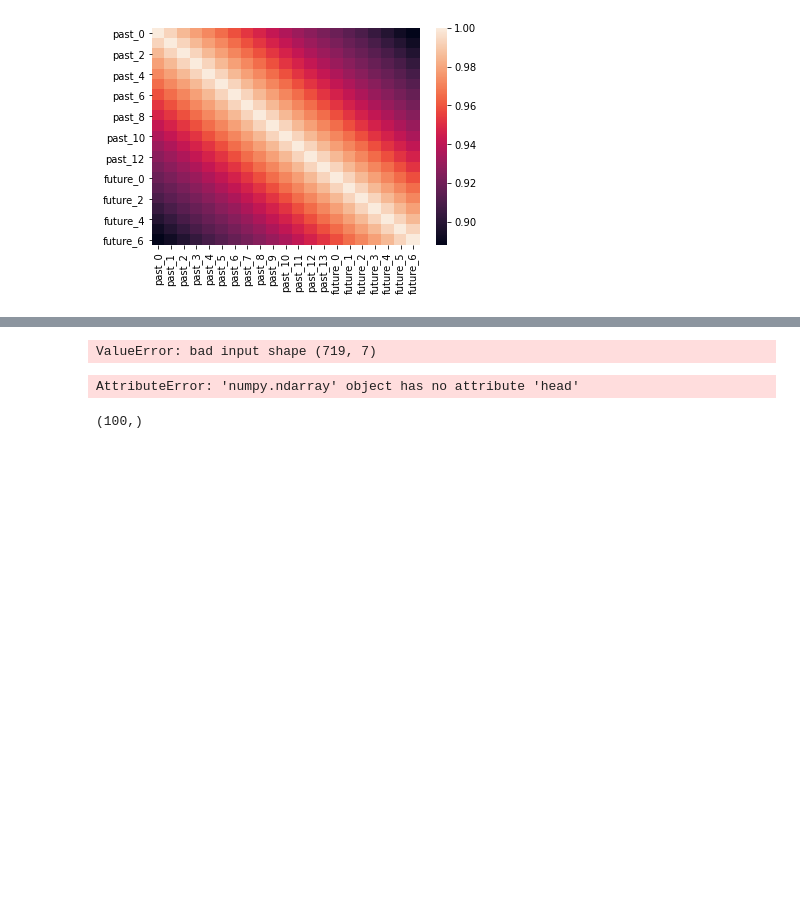
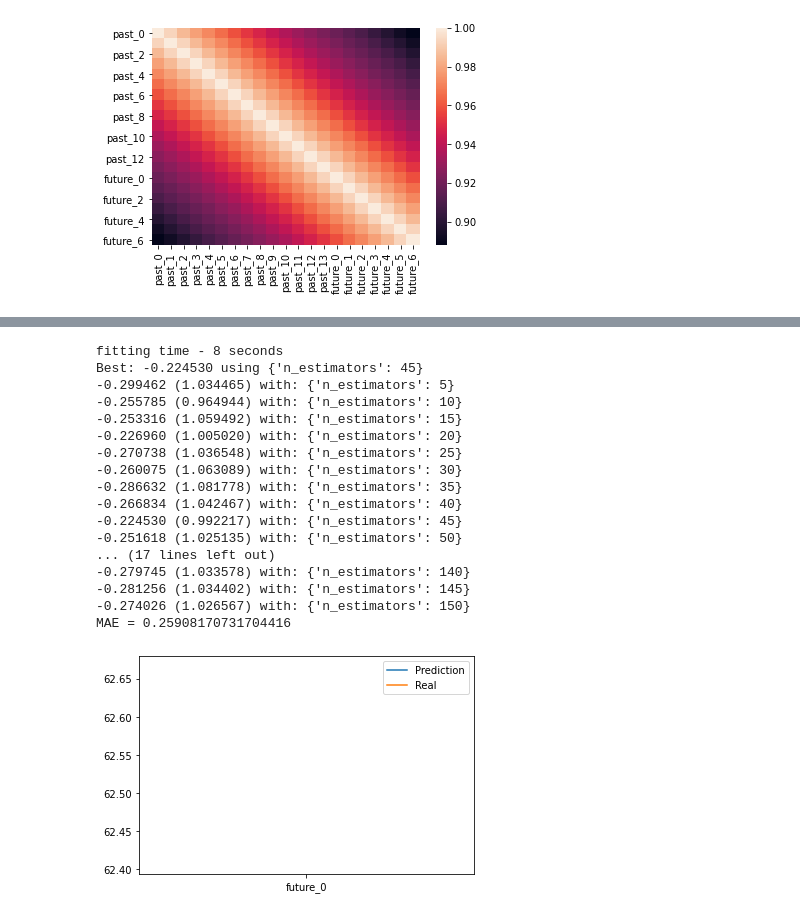
Before and after one commit to mike392/SB_task, a Jupyter notebook: HW_Mikhail_Barsukou.ipynb, the cells around one changed output, grey strips where cells are left out. Saved outputs shown, nothing was run; the diff lists cells and outputs as text; code cells hidden in the pictures; blank space fills up the shorter version.

```diff
--- a/HW_Mikhail_Barsukou.ipynb
+++ b/HW_Mikhail_Barsukou.ipynb
@@ -253,36 +331,74 @@ MAE = 0.7828199999999959
+# %%
+# Для того чтобы использовать GradientBoosting и, к примеру, AdaBoost следует использовать future a размере 1 значения
+future = 1 # Попытаемся предсказать курс на 7 дней вперед
+past = 14 # На основе 14 дней в прошлом
+
+raw_df_upd = [list(curs[(day-past):(day+future)]) for day in range(start, end)]
+
+past_columns = [f"past_{i}" for i in range(past)]
+future_columns = [f"future_{i}" for i in range(future)]
+
+total_columns = past_columns + future_columns
+df_upd = pandas.DataFrame(data=raw_df_upd, columns=total_columns)
+
+# Обучающая выборка (тренировочная) "Учебник"
+X_upd = df_upd[past_columns][:-1]
+Y_upd = df_upd[future_columns][:-1]
+
+# Проверочная (тестовая) выборка, "Экзамен"
+X_test_upd = df_upd[past_columns][-1:]
+Y_test_upd = df_upd[future_columns][-1:]
 # %%
 ab_regressor = AdaBoostRegressor(random_state=42)
 # %%
 # попробуем оптимизировать количество эстиматоров
 params = dict(
     n_estimators=[x for x in range(5,151, 5)]
 )
 
+# с помощью автоматизированного поиска найдем оптимальную конфигурацию для предиктора
 grid = GridSearchCV(estimator=ab_regressor, param_grid=params, cv=3, verbose=0)
 # посмотреть на время, которое потребуется для поиска оптимальных параметров
 d1 = datetime.now()
 with warnings.catch_warnings():
     # ignore all caught warnings
     warnings.filterwarnings("ignore")
-    grid_result = grid.fit(X, Y)
+    grid_result = grid.fit(X_upd, Y_upd)
 
 d2 = datetime.now()
 delta = d2 - d1
 print("fitting time - {} seconds".format(delta.seconds))
 
 # вывод наиболее удачной комбинации параметров
 print("Best: %f using %s" % (grid_result.best_score_, grid_result.best_params_))
 means = grid_result.cv_results_['mean_test_score']
 stds = grid_result.cv_results_['std_test_score']
 params = grid_result.cv_results_['params']
 for mean, stdev, param in zip(means, stds, params):
     print("%f (%f) with: %r" % (mean, stdev, param))
 
-prediction = grid_result.predict(X_test) # Предсказания
+prediction = grid_result.predict(X_test_upd) # Предсказания
 plt.plot(prediction[0], label="Prediction") # График
-plt.plot(Y_test.iloc[0], label="Real")
+plt.plot(Y_test_upd.iloc[0], label="Real")
 plt.legend()
-mae = mean_absolute_error(prediction[0], Y_test.iloc[0])
+mae = mean_absolute_error(prediction, Y_test_upd.iloc[0])
 print(f"MAE = {mae}")
 # %% [output]
-ValueError: bad input shape (719, 7)
+fitting time - 8 seconds
+Best: -0.224530 using {'n_estimators': 45}
+-0.299462 (1.034465) with: {'n_estimators': 5}
+-0.255785 (0.964944) with: {'n_estimators': 10}
+-0.253316 (1.059492) with: {'n_estimators': 15}
+-0.226960 (1.005020) with: {'n_estimators': 20}
+-0.270738 (1.036548) with: {'n_estimators': 25}
+-0.260075 (1.063089) with: {'n_estimators': 30}
+-0.286632 (1.081778) with: {'n_estimators': 35}
+-0.266834 (1.042467) with: {'n_estimators': 40}
+-0.224530 (0.992217) with: {'n_estimators': 45}
+-0.251618 (1.025135) with: {'n_estimators': 50}
+... (17 lines left out)
+-0.279745 (1.033578) with: {'n_estimators': 140}
+-0.281256 (1.034402) with: {'n_estimators': 145}
+-0.274026 (1.026567) with: {'n_estimators': 150}
+MAE = 0.25908170731704416
+[figure, added]
@@ -295,8 +404,0 @@ X_1_train, X_1_test, y_1_train, y_1_test = train_test_split(X_1, y_1, random_sta
-# %%
-X_train.head()
-# %% [output]
-AttributeError: 'numpy.ndarray' object has no attribute 'head'
-# %%
-y.shape
-# %% [output]
-(100,)
```
Also changed, not shown: parts of 10 cells of this notebook.
